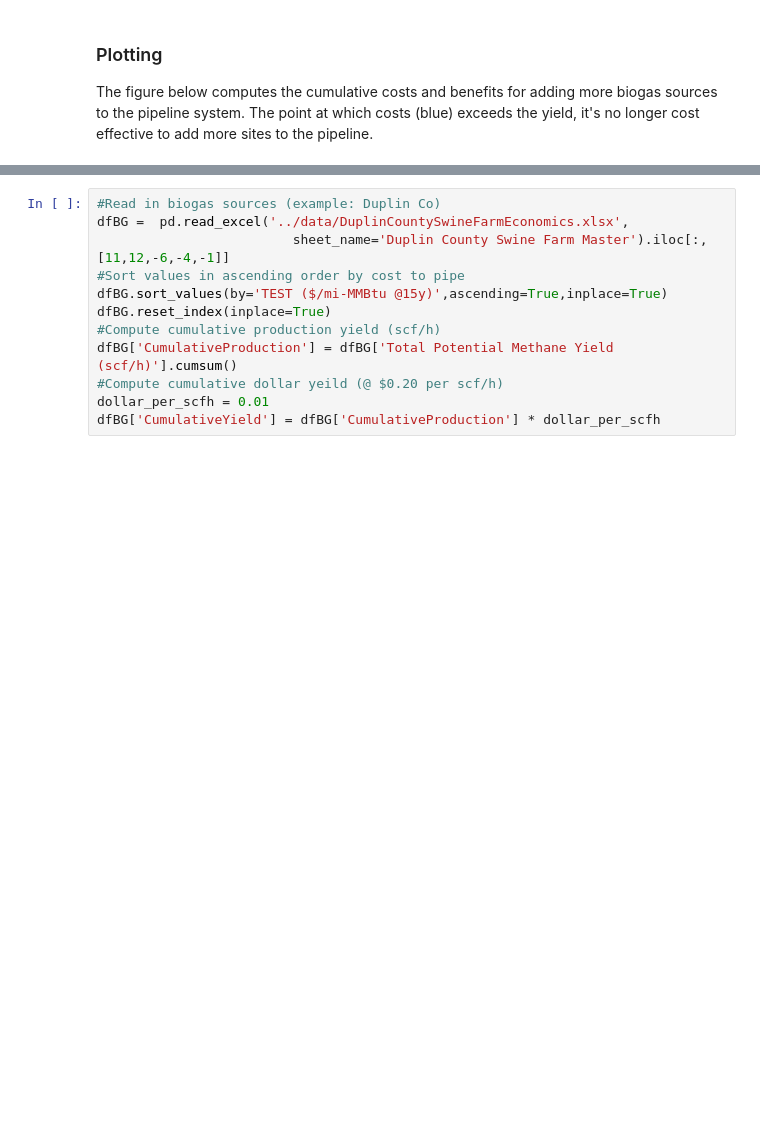
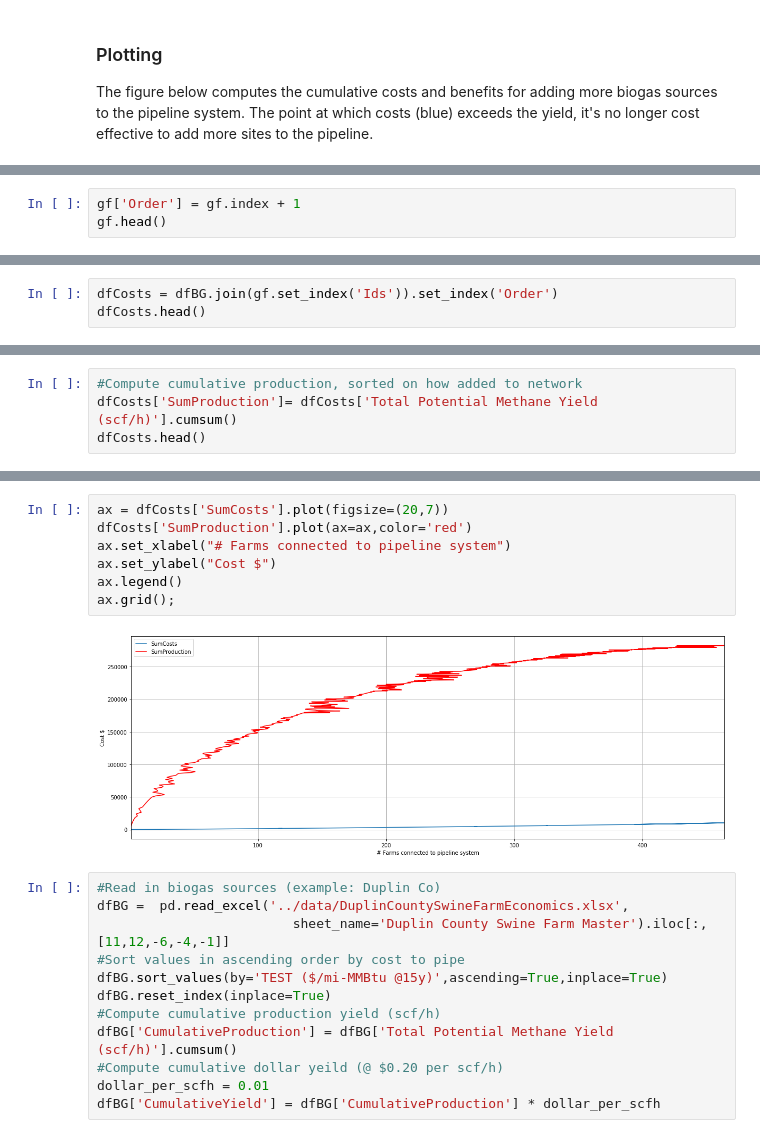
Before and after one commit to ENV859/BioGas_optimization, a Jupyter notebook: scripts/LC-Pipeline-Construction.ipynb, the cells around one changed output, grey strips where cells are left out. Cells and saved outputs as stored; diff of their text form; blank space fills up the shorter version.

```diff
--- a/scripts/LC-Pipeline-Construction.ipynb
+++ b/scripts/LC-Pipeline-Construction.ipynb
@@ -285,0 +306,3 @@ The figure below computes the cumulative costs and benefits for adding more biog
+# %%
+gf['Order'] = gf.index + 1
+gf.head()
@@ -285,0 +316,3 @@ The figure below computes the cumulative costs and benefits for adding more biog
+# %%
+dfCosts = dfBG.join(gf.set_index('Ids')).set_index('Order')
+dfCosts.head()
@@ -285,0 +327,4 @@ The figure below computes the cumulative costs and benefits for adding more biog
+# %%
+#Compute cumulative production, sorted on how added to network
+dfCosts['SumProduction']= dfCosts['Total Potential Methane Yield (scf/h)'].cumsum()
+dfCosts.head()
@@ -286,3 +339,12 @@ The figure below computes the cumulative costs and benefits for adding more biog
+# %%
+ax = dfCosts['SumCosts'].plot(figsize=(20,7))
+dfCosts['SumProduction'].plot(ax=ax,color='red')
+ax.set_xlabel("# Farms connected to pipeline system")
+ax.set_ylabel("Cost $")
+ax.legend()
+ax.grid();
+# %% [output]
+[figure, added]
 # %%
 #Read in biogas sources (example: Duplin Co)
 dfBG =  pd.read_excel('../data/DuplinCountySwineFarmEconomics.xlsx',
```
Also changed, not shown: parts of 7 cells of this notebook.
